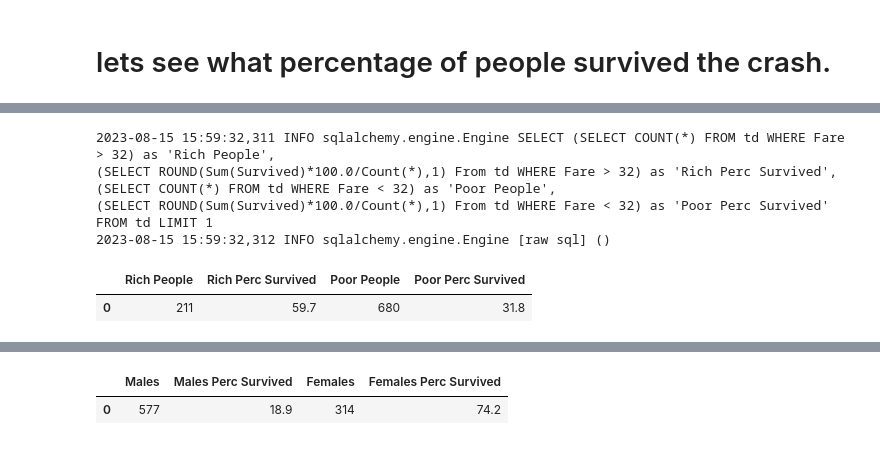
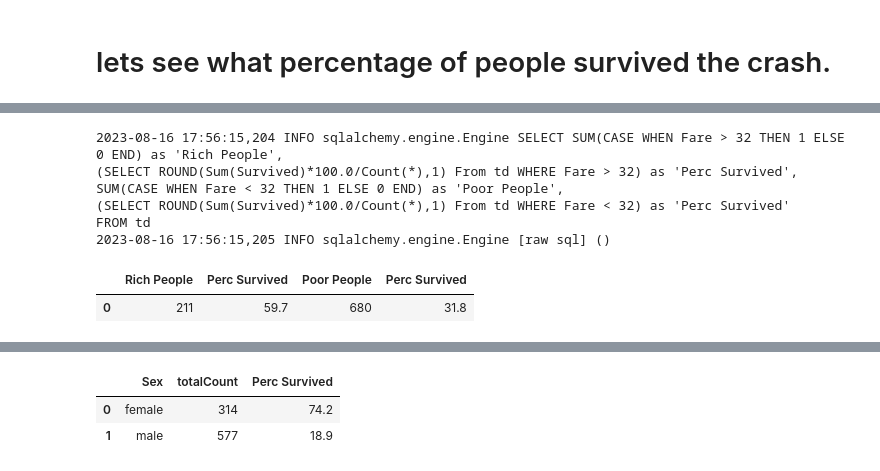
Before and after one commit to ryanba08/titanic-sql, a Jupyter notebook: eda.ipynb, the cells around one changed output, grey strips where cells are left out. Drawn from its saved outputs; the diff is of its cells as text; code cells hidden in the pictures.

```diff
--- a/eda.ipynb
+++ b/eda.ipynb
@@ -157,29 +155,27 @@ df.head()
 | 0 | 32.204208 |
 # %%
 # Going to find what percentage of people survived by different fare amounts
-sql = '''SELECT (SELECT COUNT(*) FROM td WHERE Fare > 32) as 'Rich People',
-(SELECT ROUND(Sum(Survived)*100.0/Count(*),1) From td WHERE Fare > 32) as 'Rich Perc Survived',
-(SELECT COUNT(*) FROM td WHERE Fare < 32) as 'Poor People',
-(SELECT ROUND(Sum(Survived)*100.0/Count(*),1) From td WHERE Fare < 32) as 'Poor Perc Survived'
-FROM td LIMIT 1'''
+sql = '''SELECT SUM(CASE WHEN Fare > 32 THEN 1 ELSE 0 END) as 'Rich People',
+(SELECT ROUND(Sum(Survived)*100.0/Count(*),1) From td WHERE Fare > 32) as 'Perc Survived',
+SUM(CASE WHEN Fare < 32 THEN 1 ELSE 0 END) as 'Poor People',
+(SELECT ROUND(Sum(Survived)*100.0/Count(*),1) From td WHERE Fare < 32) as 'Perc Survived'
+FROM td'''
 df = pd.read_sql_query(sql, conn)
-df.head()
+df
 # %% [output]
-2023-08-15 15:59:32,311 INFO sqlalchemy.engine.Engine SELECT (SELECT COUNT(*) FROM td WHERE Fare > 32) as 'Rich People',
-(SELECT ROUND(Sum(Survived)*100.0/Count(*),1) From td WHERE Fare > 32) as 'Rich Perc Survived',
-(SELECT COUNT(*) FROM td WHERE Fare < 32) as 'Poor People',
-(SELECT ROUND(Sum(Survived)*100.0/Count(*),1) From td WHERE Fare < 32) as 'Poor Perc Survived'
-FROM td LIMIT 1
-2023-08-15 15:59:32,312 INFO sqlalchemy.engine.Engine [raw sql] ()
+2023-08-16 17:56:15,204 INFO sqlalchemy.engine.Engine SELECT SUM(CASE WHEN Fare > 32 THEN 1 ELSE 0 END) as 'Rich People',
+(SELECT ROUND(Sum(Survived)*100.0/Count(*),1) From td WHERE Fare > 32) as 'Perc Survived',
+SUM(CASE WHEN Fare < 32 THEN 1 ELSE 0 END) as 'Poor People',
+(SELECT ROUND(Sum(Survived)*100.0/Count(*),1) From td WHERE Fare < 32) as 'Perc Survived'
+FROM td
+2023-08-16 17:56:15,205 INFO sqlalchemy.engine.Engine [raw sql] ()
-|  | Rich People | Rich Perc Survived | Poor People | Poor Perc Survived |
+|  | Rich People | Perc Survived | Poor People | Perc Survived |
 | 0 | 211 | 59.7 | 680 | 31.8 |
 # %%
 #what percentage survived male vs female
-sql = '''SELECT (SELECT COUNT(*) FROM td WHERE Sex ='male') as 'Males',
-(SELECT ROUND(Sum(Survived)*100.0/Count(*),1) From td WHERE Sex = 'male') as 'Males Perc Survived',
-(SELECT COUNT(*) FROM td WHERE Sex = 'female') as 'Females',
-(SELECT ROUND(Sum(Survived)*100.0/Count(*),1) From td WHERE Sex= 'female') as 'Females Perc Survived'
-FROM td LIMIT 1'''
+sql = '''SELECT Sex, COUNT(*) totalCount,ROUND(Sum(Survived)*100.0/Count(*),1) as 'Perc Survived'
+FROM td
+GROUP BY Sex'''
 df = pd.read_sql_query(sql, conn)
-df.head()
+df
 # %% [output]
@@ -192,2 +186,3 @@ FROM td LIMIT 1
-|  | Males | Males Perc Survived | Females | Females Perc Survived |
-| 0 | 577 | 18.9 | 314 | 74.2 |
+|  | Sex | totalCount | Perc Survived |
+| 0 | female | 314 | 74.2 |
+| 1 | male | 577 | 18.9 |
```
Also changed, not shown: parts of 15 cells of this notebook.
